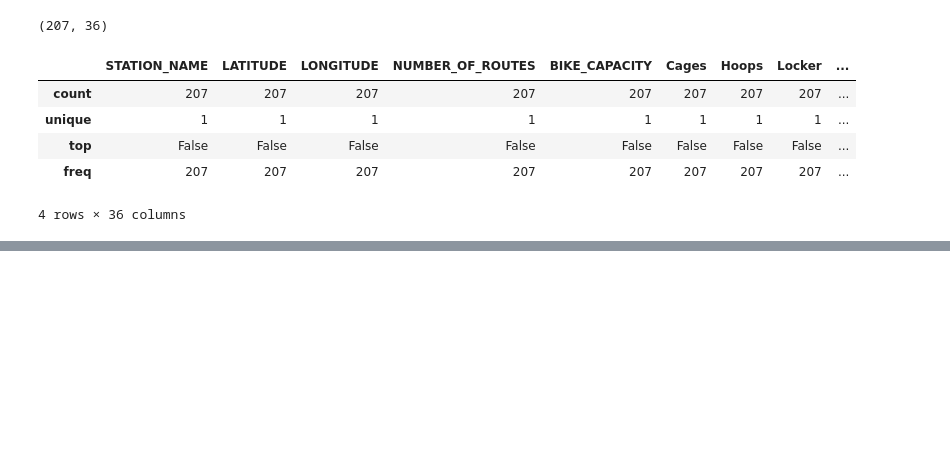
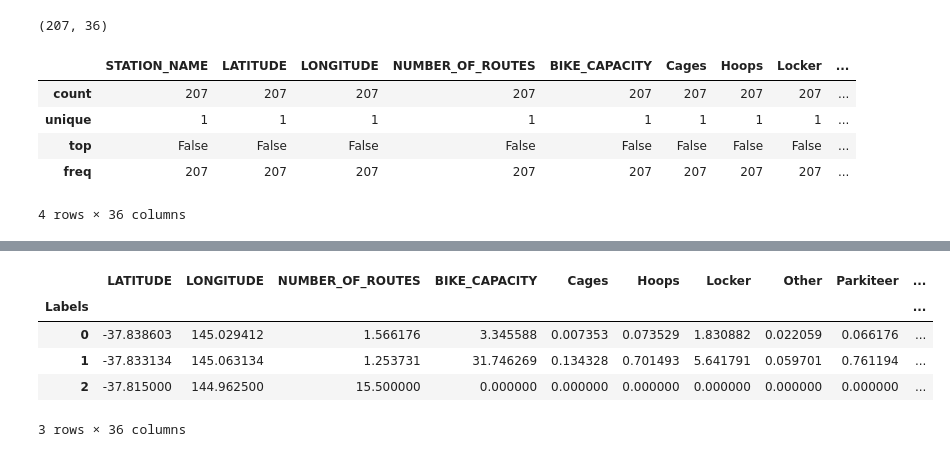
Before and after one commit to AntoineMaalouf/melbourne_train_stations, a Jupyter notebook: Melbourne Train Station.ipynb, the cells around one changed output, grey strips where cells are left out. Cells and saved outputs as stored; diff of their text form; code cells hidden in the pictures; blank space fills up the shorter version.

```diff
--- a/Melbourne Train Station.ipynb
+++ b/Melbourne Train Station.ipynb
@@ -356,0 +437,9 @@ full_data.head(5)
+# %%
+full_data.groupby(by='Labels').mean()
+# %% [output]
+|  | LATITUDE | LONGITUDE | NUMBER_OF_ROUTES | BIKE_CAPACITY | Cages | Hoops | Locker | Other | Parkiteer | ... |
+| Labels |  |  |  |  |  |  |  |  |  | ... |
+| 0 | -37.838603 | 145.029412 | 1.566176 | 3.345588 | 0.007353 | 0.073529 | 1.830882 | 0.022059 | 0.066176 | ... |
+| 1 | -37.833134 | 145.063134 | 1.253731 | 31.746269 | 0.134328 | 0.701493 | 5.641791 | 0.059701 | 0.761194 | ... |
+| 2 | -37.815000 | 144.962500 | 15.500000 | 0.000000 | 0.000000 | 0.000000 | 0.000000 | 0.000000 | 0.000000 | ... |
+3 rows × 36 columns
```
Also changed, not shown: parts of 37 cells of this notebook, 6 other files.
